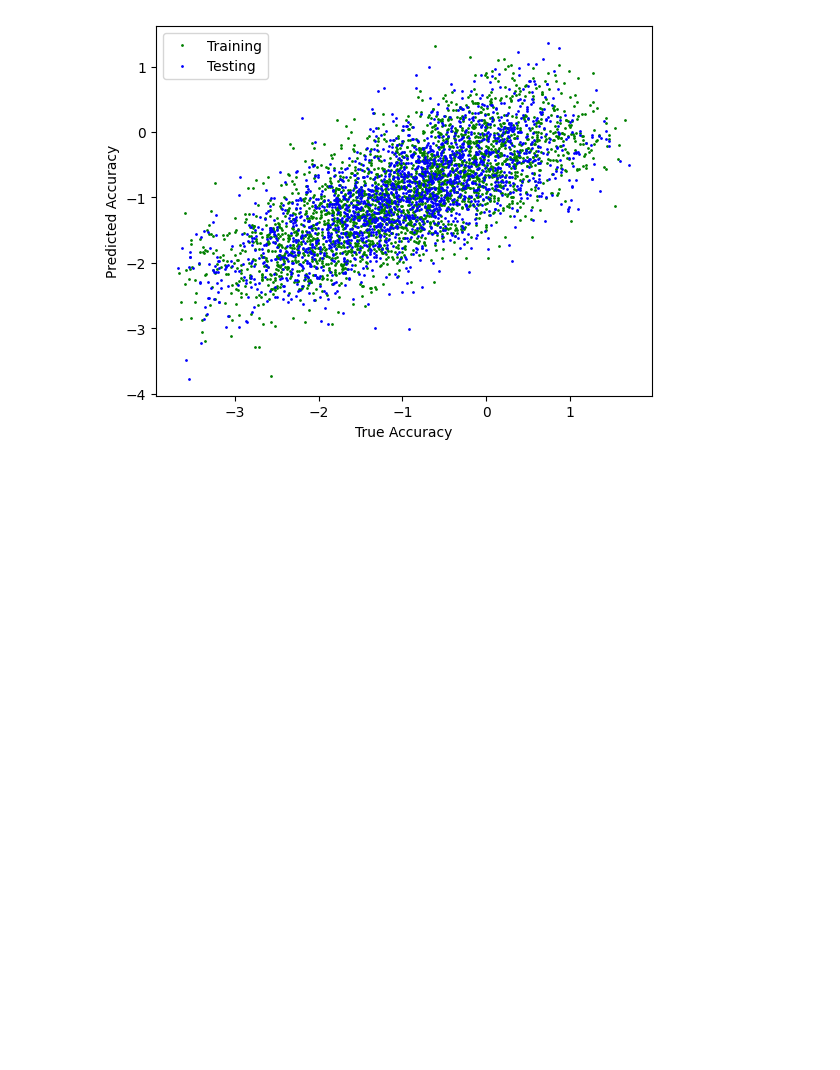
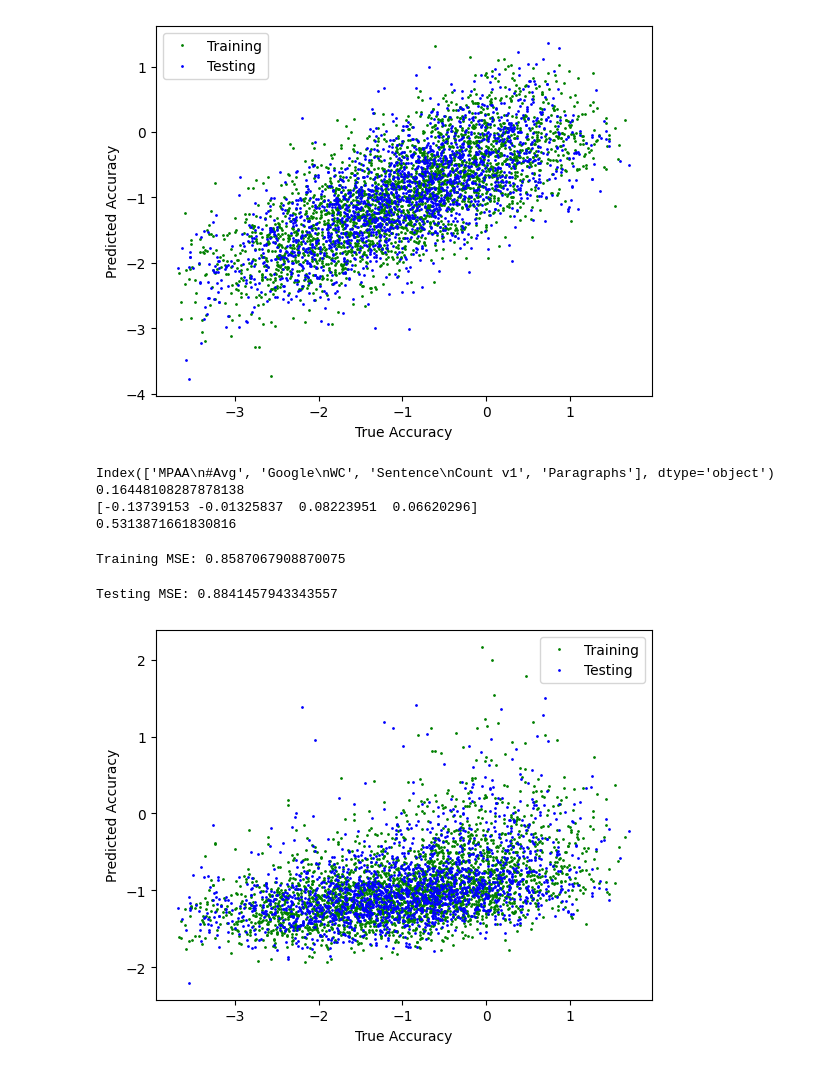
Before and after one commit to CatTaborEP/ProjectMLUTEP, a Jupyter notebook: MLProject.ipynb, the cells around one changed output. Drawn from its saved outputs; the diff is of its cells as text; code cells hidden in the pictures; blank space fills up the shorter version.

```diff
--- a/MLProject.ipynb
+++ b/MLProject.ipynb
@@ -76,3 +73,51 @@ plt.legend()
 plt.show()
 # %% [output]
 [figure]
+# %%
+#Refinement of linear regression
+#removing all of the traditional metrics from the dataset.  Leaving only the raw counts
+
+x_train1 = x_train.drop(['ID','BT s.e.','British WC','Joon\nWC v1','Sentence\nCount v2',
+       'Flesch-Reading-Ease', 'Flesch-Kincaid-Grade-Level',
+       'Automated Readability Index', 'SMOG Readability',
+       'New Dale-Chall Readability Formula', 'CAREC', 'CAREC_M', 'CARES',
+       'CML2RI'],axis='columns')
+x_test1 = x_test.drop(['ID','BT s.e.','British WC','Joon\nWC v1','Sentence\nCount v2',
+       'Flesch-Reading-Ease', 'Flesch-Kincaid-Grade-Level',
+       'Automated Readability Index', 'SMOG Readability',
+       'New Dale-Chall Readability Formula', 'CAREC', 'CAREC_M', 'CARES',
+       'CML2RI'],axis='columns')
+a1=x_train1.columns
+print(a1)
+regr1 = LinearRegression()
+regr1.fit(x_train1, y_train)
+print(regr1.score(x_test1, y_test))
+print(regr1.coef_)
+print(regr1.intercept_)
+# %% [output]
+Index(['MPAA\n#Avg', 'Google\nWC', 'Sentence\nCount v1', 'Paragraphs'], dtype='object')
+0.16448108287878138
+[-0.13739153 -0.01325837  0.08223951  0.06620296]
+0.5313871661830816
+# %%
+pred_accuracy = regr1.predict(x_train1)
+mse = ((pred_accuracy-y_train)**2).sum()/len(pred_accuracy)
+print("Training MSE:", mse)
+# %% [output]
+Training MSE: 0.8587067908870075
+# %%
+pred_accuracy_test = regr1.predict(x_test1)
+mse = ((pred_accuracy_test-y_test)**2).sum()/len(pred_accuracy_test)
+print("Testing MSE:", mse)
+# %% [output]
+Testing MSE: 0.8841457943343557
+# %%
+mpl.rcParams['agg.path.chunksize'] = 10000
+plt.plot(y_train,pred_accuracy,'go',markersize=1,label="Training")
+plt.plot(y_test,pred_accuracy_test,'bo',markersize=1,label="Testing")
+plt.xlabel("True Accuracy")
+plt.ylabel("Predicted Accuracy")
+plt.legend()
+plt.show()
+# %% [output]
+[figure, added]
```
Also changed, not shown: parts of 1 cell of this notebook.
